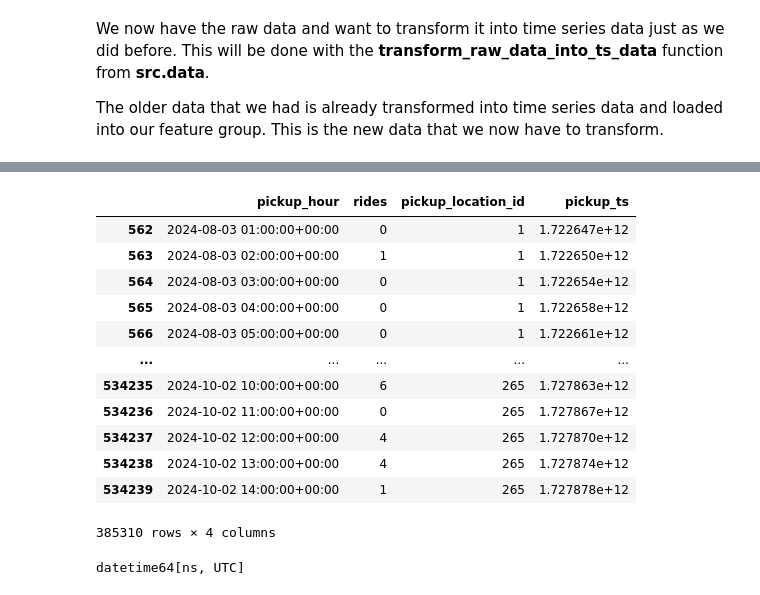
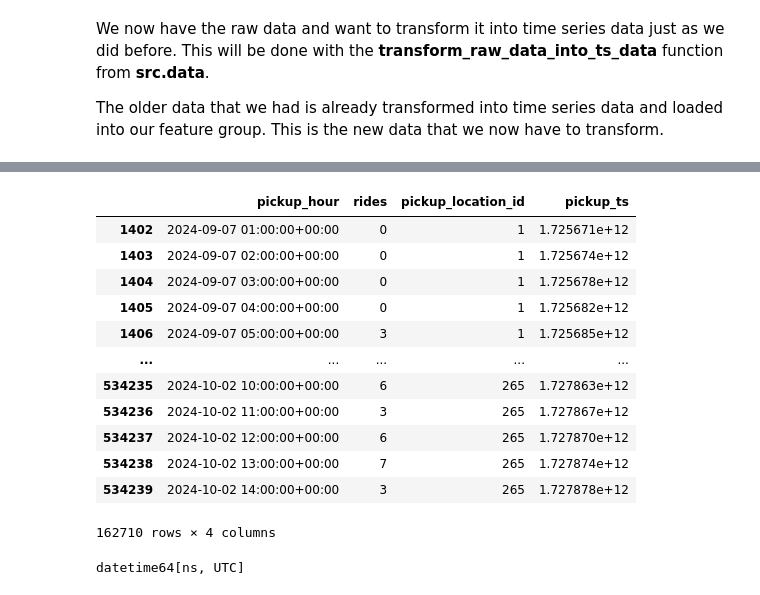
Before and after one commit to ryslipe/taxi_demand_predictor, a Jupyter notebook: notebooks/12_feature_pipeline.ipynb, the cells around one changed output, grey strips where cells are left out. Saved outputs shown, nothing was run; the diff lists cells and outputs as text; code cells hidden in the pictures.

```diff
--- a/notebooks/12_feature_pipeline.ipynb
+++ b/notebooks/12_feature_pipeline.ipynb
@@ -35,30 +35,39 @@ from src.data import load_raw_data
 
 def fetch_batch_raw_data(from_date: datetime, to_date: datetime) -> pd.DataFrame:
     """
-    Simulate production data by sampling historical data from 52 weeks ago (i.e. 1 year)
+    Simulate production data by sampling historical data from 1 year ago for the last 4 months up to today's date.
     """
-    # get data from a year ago from today
-    from_date_ = from_date - timedelta(days=7*52)
-    # get the data to the date which is 28*3 days before from_date_
-    to_date_ = to_date - timedelta(days=7*52)
+    # Calculate the dates one year ago
+    from_date_ = from_date - timedelta(days=365)
+    to_date_ = to_date - timedelta(days=365)
     print(f'{from_date_=}, {to_date_=}')
 
-    # download 2 files from website using our load_raw_data_function - this is July
-    rides = load_raw_data(year=from_date_.year, months=from_date_.month)
-    rides = rides[rides['pickup_datetime'] >= from_date_]
+    # List to collect the monthly data
+    monthly_data = []
 
-    # this is august
-    rides1 = load_raw_data(year=from_date_.year, months= from_date_.month + 1)
+    # Loop through the four months
+    for i in range(4):
+        current_date = from_date_ + timedelta(days=30 * i)
+        year, month = current_date.year, current_date.month
 
-    # this is september
-    rides_2 = load_raw_data(year=to_date_.year, months=to_date_.month)
-    rides_2 = rides_2[rides_2['pickup_datetime'] < to_date_]
+        # Handle wrapping around the end of the year
+        if month > 12:
+            year += 1
+            month = month % 12
 
-    rides = pd.concat([rides, rides1])
-    rides = pd.concat([rides, rides_2])
+        month_data = load_raw_data(year=year, months=month)
+        if i == 0:
+            month_data = month_data[month_data['pickup_datetime'] >= from_date_]
+        elif i == 3:
+            month_data = month_data[month_data['pickup_datetime'] < to_date_]
 
-    # shift the data to pretend this is recent data - add a year to each row
-    rides['pickup_datetime'] += timedelta(days=7*52)
+        monthly_data.append(month_data)
+
+    # Concatenate all the monthly DataFrames
+    rides = pd.concat(monthly_data)
+
+    # Shift the data to pretend this is recent data - add a year to each row
+    rides['pickup_datetime'] += timedelta(days=365)
 
     rides.sort_values(by=['pickup_location_id', 'pickup_datetime'], inplace=True)
 
@@ -144,19 +160,19 @@ cp[cp['pickup_hour'] > '2024-08-01']
 # %%
-ts_data[ts_data['pickup_hour'] > '08-03-2024']
+ts_data[ts_data['pickup_hour'] > '09-07-2024']
 # %% [output]
 |  | pickup_hour | rides | pickup_location_id | pickup_ts |
-| 562 | 2024-08-03 01:00:00+00:00 | 0 | 1 | 1.722647e+12 |
-| 563 | 2024-08-03 02:00:00+00:00 | 1 | 1 | 1.722650e+12 |
-| 564 | 2024-08-03 03:00:00+00:00 | 0 | 1 | 1.722654e+12 |
-| 565 | 2024-08-03 04:00:00+00:00 | 0 | 1 | 1.722658e+12 |
-| 566 | 2024-08-03 05:00:00+00:00 | 0 | 1 | 1.722661e+12 |
+| 1402 | 2024-09-07 01:00:00+00:00 | 0 | 1 | 1.725671e+12 |
+| 1403 | 2024-09-07 02:00:00+00:00 | 0 | 1 | 1.725674e+12 |
+| 1404 | 2024-09-07 03:00:00+00:00 | 0 | 1 | 1.725678e+12 |
+| 1405 | 2024-09-07 04:00:00+00:00 | 0 | 1 | 1.725682e+12 |
+| 1406 | 2024-09-07 05:00:00+00:00 | 3 | 1 | 1.725685e+12 |
 | ... | ... | ... | ... | ... |
 | 534235 | 2024-10-02 10:00:00+00:00 | 6 | 265 | 1.727863e+12 |
-| 534236 | 2024-10-02 11:00:00+00:00 | 0 | 265 | 1.727867e+12 |
-| 534237 | 2024-10-02 12:00:00+00:00 | 4 | 265 | 1.727870e+12 |
-| 534238 | 2024-10-02 13:00:00+00:00 | 4 | 265 | 1.727874e+12 |
-| 534239 | 2024-10-02 14:00:00+00:00 | 1 | 265 | 1.727878e+12 |
+| 534236 | 2024-10-02 11:00:00+00:00 | 3 | 265 | 1.727867e+12 |
+| 534237 | 2024-10-02 12:00:00+00:00 | 6 | 265 | 1.727870e+12 |
+| 534238 | 2024-10-02 13:00:00+00:00 | 7 | 265 | 1.727874e+12 |
+| 534239 | 2024-10-02 14:00:00+00:00 | 3 | 265 | 1.727878e+12 |
-385310 rows × 4 columns
+162710 rows × 4 columns
 # %%
 ts_data['pickup_hour'].dtype
 # %% [output]
```
Also changed, not shown: parts of 8 cells of this notebook, 3 other files.
